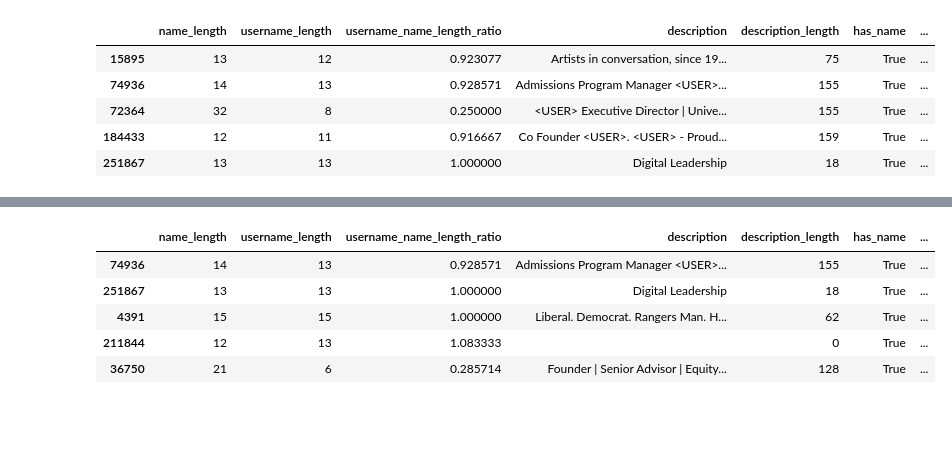
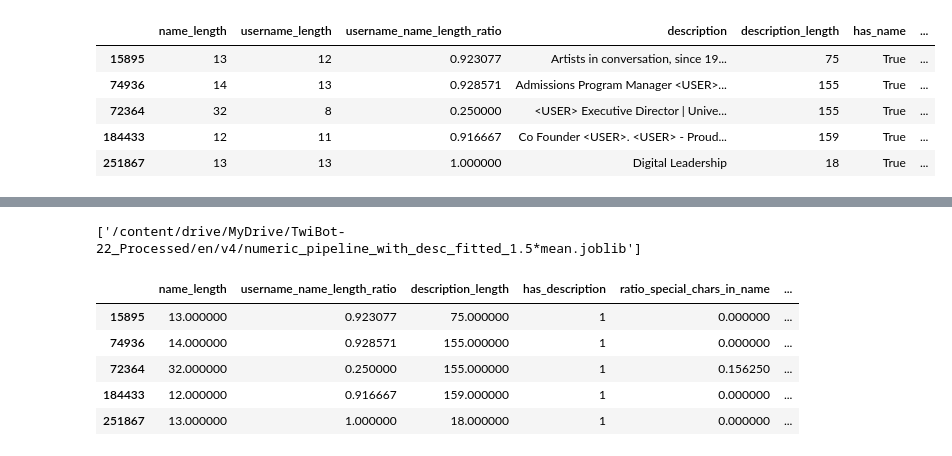
Before and after one commit to julwdo/thesis, a Jupyter notebook: 01_codes/03_nlp_project_main_old.ipynb, the cells around one changed output, grey strips where cells are left out. Drawn from its saved outputs; the diff is of its cells as text; code cells hidden in the pictures; blank space fills up the shorter version.

Commit message:
mean threshold when selecting

```diff
--- a/01_codes/03_nlp_project_main_old.ipynb
+++ b/01_codes/03_nlp_project_main_old.ipynb
@@ -1599,5 +1475,0 @@ def plot_boolean(df, feature, label_col="label", palette=None):
-# %%
-bool_cols = [col for col in desc_X_y_train.select_dtypes(include=['bool']).columns if col != "label"]
-
-for col in bool_cols:
-  plot_boolean(desc_X_y_train, col)
@@ -1746,9 +1609,49 @@ X_y_train_b = X_y_train[X_y_train["label"] == 1]
+# %%
+import joblib
+
+numeric_pipeline_with_desc_fitted = preprocessor.named_transformers_['numeric_bool_pipeline']
+joblib.dump(numeric_pipeline_with_desc_fitted, f"{path}{lang_version}{embedding_version}/numeric_pipeline_with_desc_fitted_{threshold}.joblib")
+# %% [output]
+['/content/drive/MyDrive/TwiBot-22_Processed/en/v4/numeric_pipeline_with_desc_fitted_1.5*mean.joblib']
+# %%
+import numpy as np
+
+X_train_with_desc_selected = np.load(f"{path}{lang_version}{embedding_version}/X_train_with_desc_selected_{threshold}.npy", allow_pickle=True)
+X_test_with_desc_selected = np.load(f"{path}{lang_version}{embedding_version}/X_test_with_desc_selected_{threshold}.npy", allow_pickle=True)
+# %%
+import joblib
+
+numeric_pipeline_with_desc_fitted = joblib.load(f"{path}{lang_version}{embedding_version}/numeric_pipeline_with_desc_fitted_{threshold}.joblib")
+# %%
+numeric_bool_cols = X_train_with_desc.select_dtypes(include=[np.number, 'bool']).columns
+numeric_cols = X_train_with_desc.select_dtypes(include=[np.number]).columns
+bool_cols = X_train_with_desc.select_dtypes(include=['bool']).columns
+
+var_mask = numeric_pipeline_with_desc_fitted.named_steps['var_thresh'].get_support()
+cols_after_var = numeric_bool_cols[var_mask]
+
+sfm = numeric_pipeline_with_desc_fitted.named_steps['model_sel']
+model_mask = sfm.get_support()
+numeric_bool_cols_selected = list(cols_after_var[model_mask])
+
+X_train_with_desc_selected_df = pd.DataFrame(X_train_with_desc_selected, columns=numeric_bool_cols_selected, index=X_train_with_desc.index)
+X_test_with_desc_selected_df = pd.DataFrame(X_test_with_desc_selected, columns=numeric_bool_cols_selected, index=X_test_with_desc.index)
+
+# Restore feature types
+numeric_cols_selected = [col for col in numeric_bool_cols_selected if col in numeric_cols]
+bool_cols_selected = [col for col in numeric_bool_cols_selected if col in bool_cols]
+
+X_train_with_desc_selected_df[numeric_cols_selected] = X_train_with_desc_selected_df[numeric_cols_selected].astype(float)
+X_test_with_desc_selected_df[numeric_cols_selected] = X_test_with_desc_selected_df[numeric_cols_selected].astype(float)
+
+X_train_with_desc_selected_df[bool_cols_selected] = X_train_with_desc_selected_df[bool_cols_selected].astype(int)
+X_test_with_desc_selected_df[bool_cols_selected] = X_test_with_desc_selected_df[bool_cols_selected].astype(int)
 # %%
-X_y_train_b.head()
+X_train_with_desc_selected_df.head()
 # %% [output]
-|  | name_length | username_length | username_name_length_ratio | description | description_length | has_name | ... |
-| 74936 | 14 | 13 | 0.928571 | Admissions Program Manager <USER>... | 155 | True | ... |
-| 251867 | 13 | 13 | 1.000000 | Digital Leadership | 18 | True | ... |
-| 4391 | 15 | 15 | 1.000000 | Liberal. Democrat. Rangers Man. H... | 62 | True | ... |
-| 211844 | 12 | 13 | 1.083333 |  | 0 | True | ... |
-| 36750 | 21 | 6 | 0.285714 | Founder | Senior Advisor | Equity... | 128 | True | ... |
+|  | name_length | username_name_length_ratio | description_length | has_description | ratio_special_chars_in_name | ... |
+| 15895 | 13.000000 | 0.923077 | 75.000000 | 1 | 0.000000 | ... |
+| 74936 | 14.000000 | 0.928571 | 155.000000 | 1 | 0.000000 | ... |
+| 72364 | 32.000000 | 0.250000 | 155.000000 | 1 | 0.156250 | ... |
+| 184433 | 12.000000 | 0.916667 | 159.000000 | 1 | 0.000000 | ... |
+| 251867 | 13.000000 | 1.000000 | 18.000000 | 1 | 0.000000 | ... |
```
Also changed, not shown: parts of 25 cells of this notebook.
